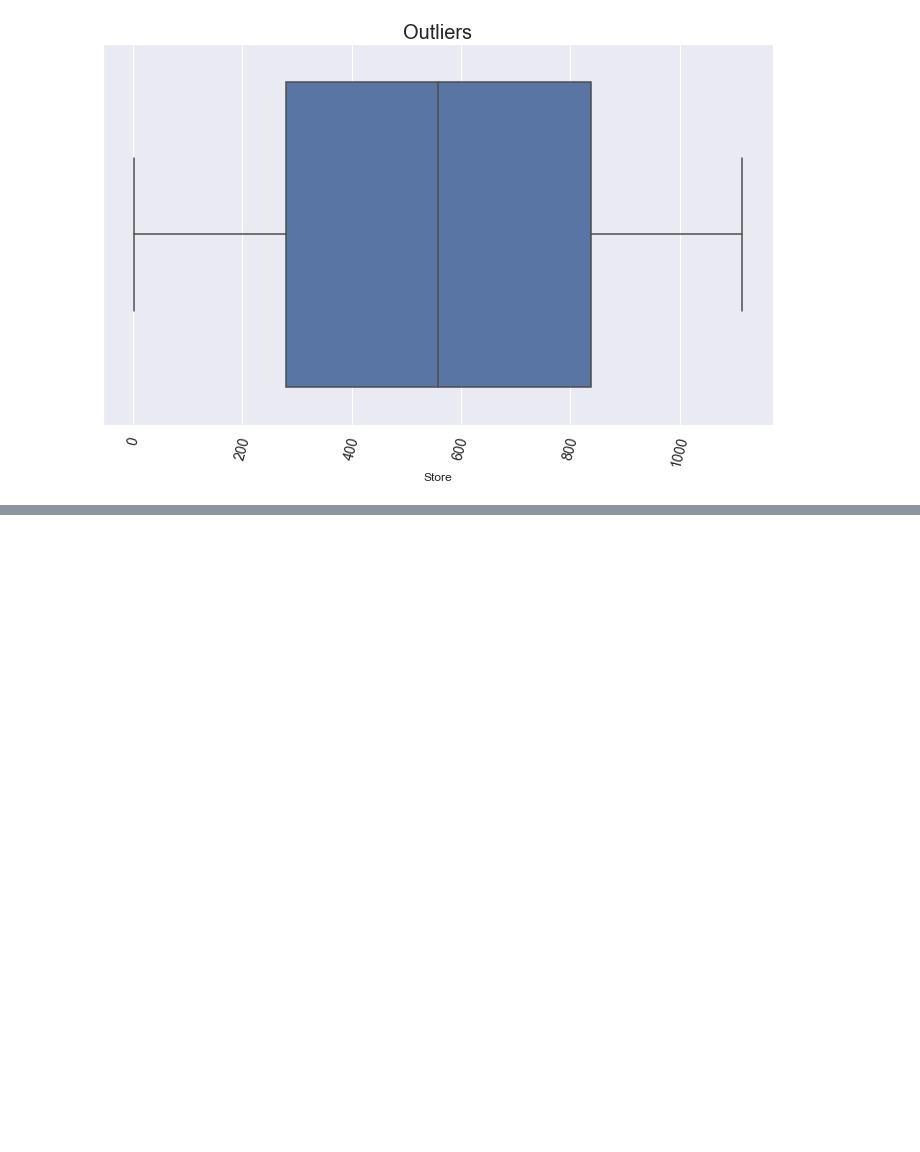
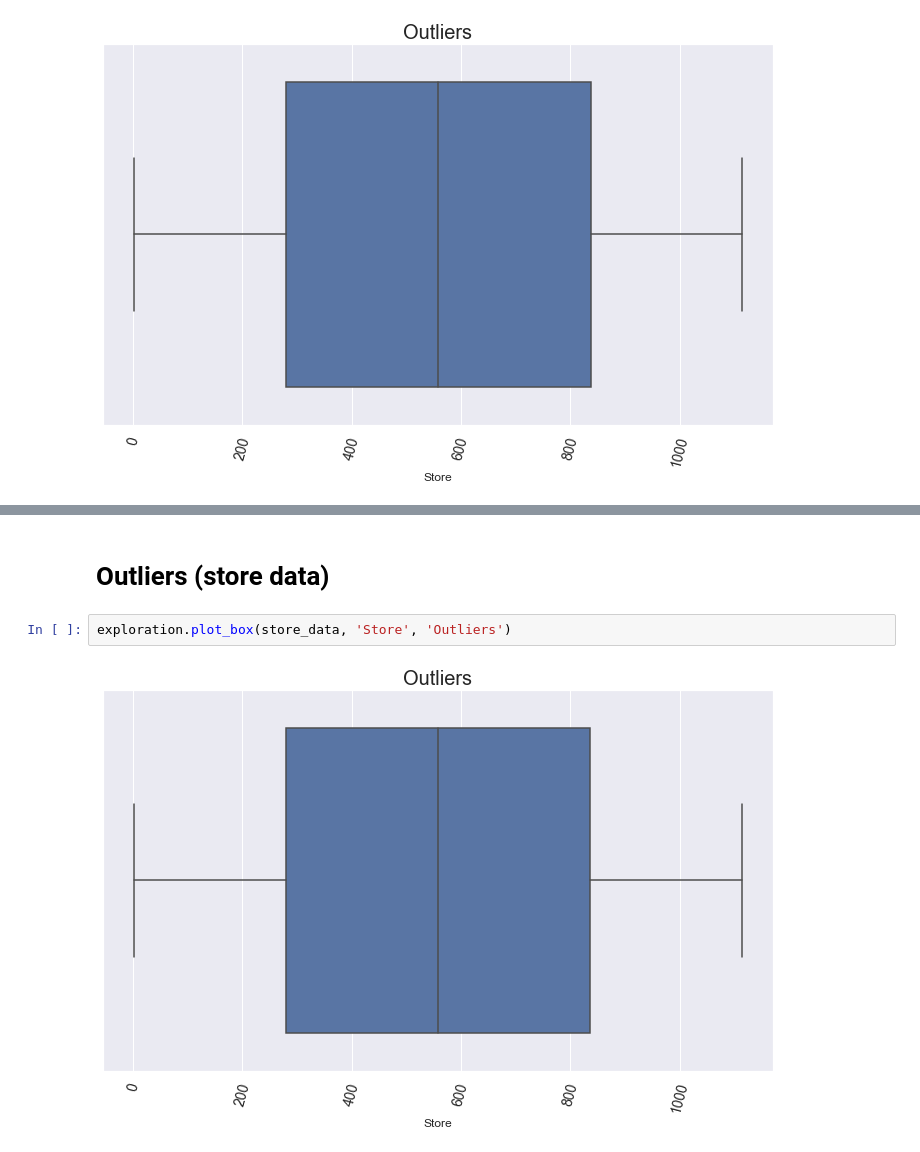
Before and after one commit to kebishaa/Pharmaceutical-Sales-Prediction, a Jupyter notebook: notebooks/data_preProcessing.ipynb, the cells around one changed output, grey strips where cells are left out. Drawn from its saved outputs; the diff is of its cells as text; blank space fills up the shorter version.

```diff
--- a/notebooks/data_preProcessing.ipynb
+++ b/notebooks/data_preProcessing.ipynb
@@ -303,0 +312,6 @@ exploration.plot_box(train_data, 'Store', 'Outliers')
+# %% [markdown]
+# Outliers (store data)
+# %%
+exploration.plot_box(store_data, 'Store', 'Outliers')
+# %% [output]
+[figure, added]
```
Also changed, not shown: parts of 2 cells of this notebook.
